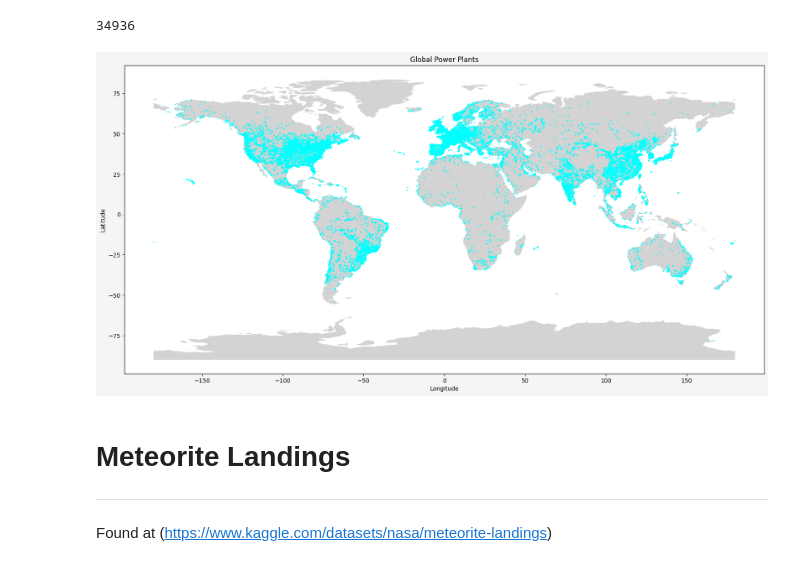
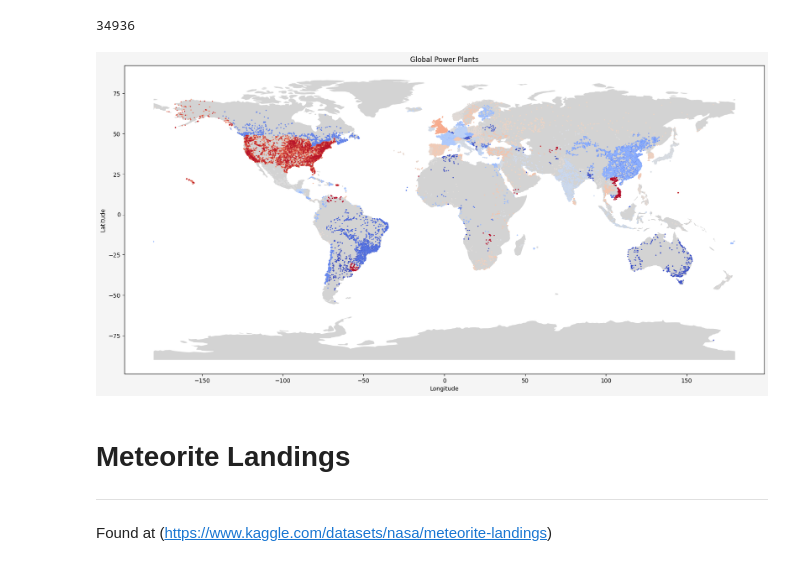
Before and after one commit to janiejestemja/geo, a Jupyter notebook: eda_sketch.ipynb, the cells around one changed output. Cells and saved outputs as stored; diff of their text form; code cells hidden in the pictures.

```diff
--- a/eda_sketch.ipynb
+++ b/eda_sketch.ipynb
@@ -98,23 +117,23 @@ pp_gdf = gpd.GeoDataFrame(pp_df, geometry=pp_geometry)
 # %%
 # Creating the figure and axes with Matplotlib
 fig, ax = plt.subplots(figsize=(16, 9), facecolor="whitesmoke", layout="constrained")
 
 # Plotting the world basemap on the axes
 world.plot(ax=ax, color="lightgray")
 
 # Plotting gdf
-pp_gdf.plot(ax=ax, marker="o", color="cyan", markersize=1)
+pp_gdf.plot(ax=ax, marker="o", c=pp_gdf["estimated_generation_gwh_2021"], cmap="coolwarm", markersize=1)
 
 # Adding titles, labels, etc...
 ax.set_title("Global Power Plants")
 ax.set_xlabel("Longitude")
 ax.set_ylabel("Latitude")
 
 # Show the plot
 plt.savefig("world_pp.png")
 plt.show()
 # %% [output]
-[figure, old version]
+[figure, new version]
 # %% [markdown]
 # Meteorite Landings
 ---
```
Also changed, not shown: parts of 28 cells of this notebook, 1 other file.
